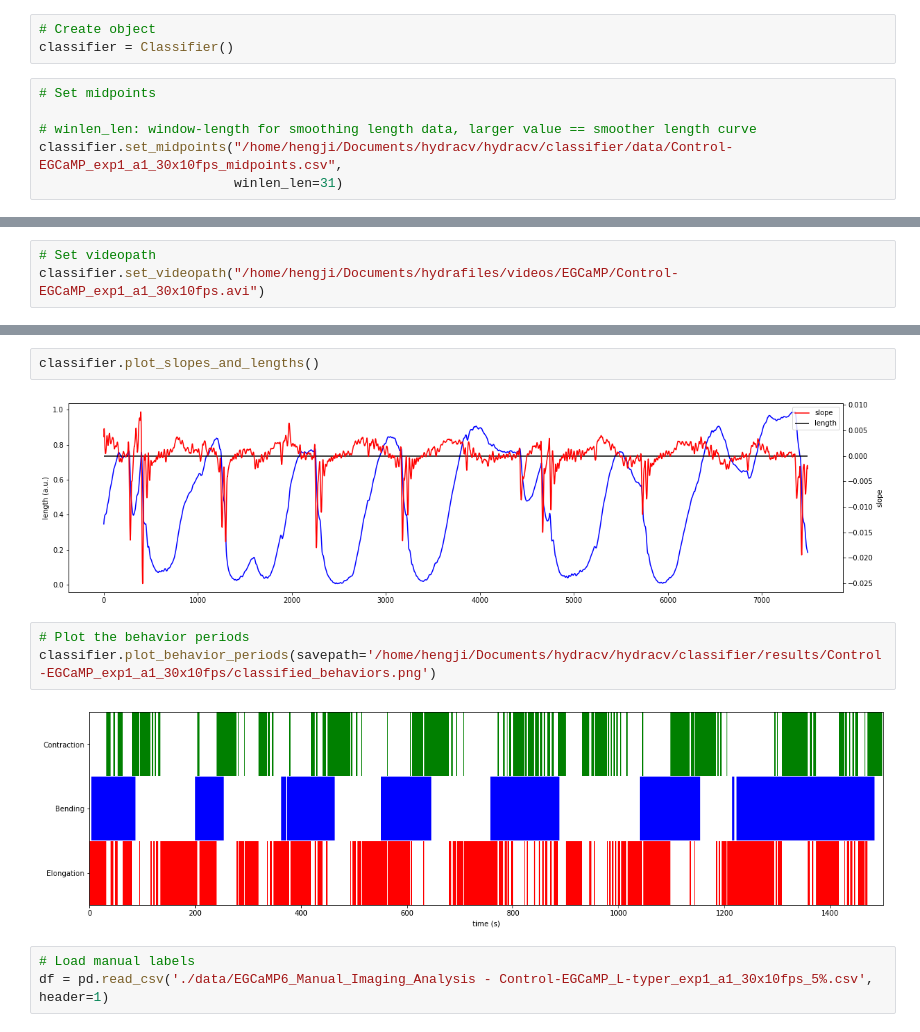
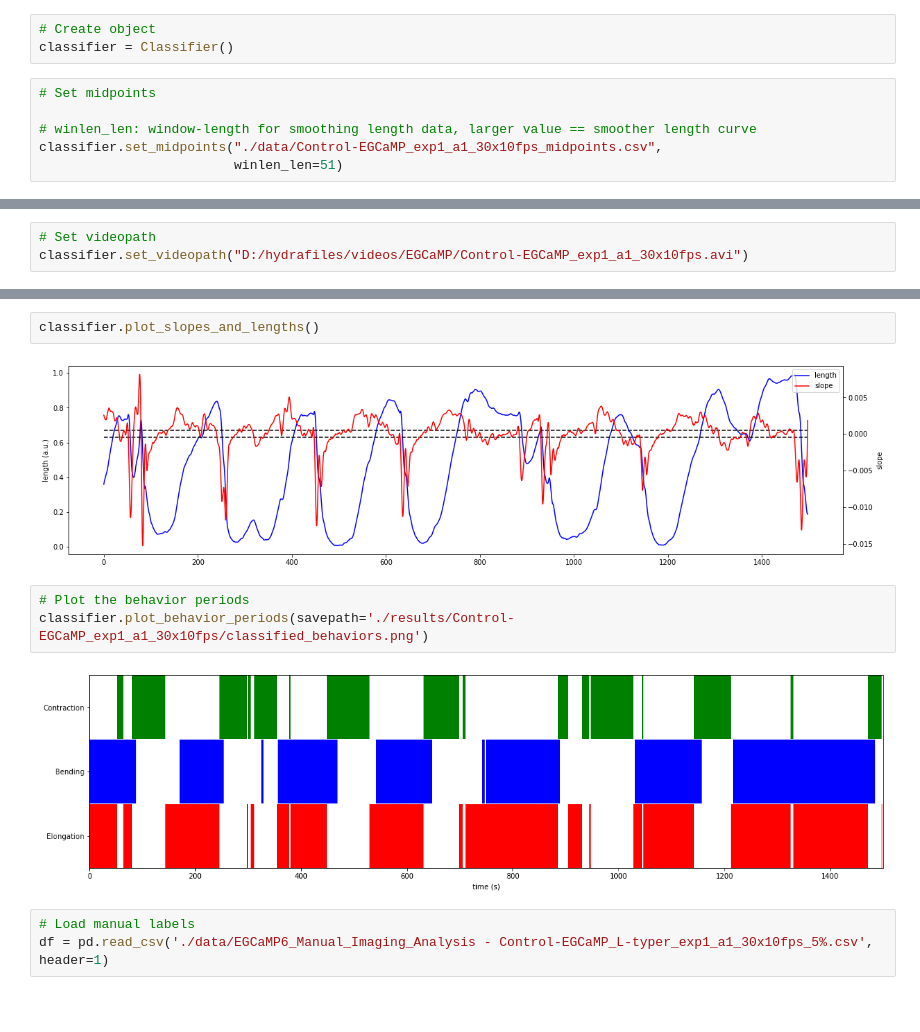
Before and after one commit to hengjiwang/hydracv, a Jupyter notebook: hydracv/classifier/test.ipynb, the cells around one changed output, grey strips where cells are left out. Drawn from its saved outputs; the diff is of its cells as text; blank space fills up the shorter version.

```diff
--- a/hydracv/classifier/test.ipynb
+++ b/hydracv/classifier/test.ipynb
@@ -12,5 +16,5 @@ classifier = Classifier()
 # Set midpoints
 
 # winlen_len: window-length for smoothing length data, larger value == smoother length curve
-classifier.set_midpoints("/home/hengji/Documents/hydracv/hydracv/classifier/data/Control-EGCaMP_exp1_a1_30x10fps_midpoints.csv",
-                         winlen_len=31)
+classifier.set_midpoints("./data/Control-EGCaMP_exp1_a1_30x10fps_midpoints.csv",
+                         winlen_len=51)
@@ -17,6 +24,6 @@ classifier.set_midpoints("/home/hengji/Documents/hydracv/hydracv/classifier/data
 # %%
 # Set videopath
-classifier.set_videopath("/home/hengji/Documents/hydrafiles/videos/EGCaMP/Control-EGCaMP_exp1_a1_30x10fps.avi")
+classifier.set_videopath("D:/hydrafiles/videos/EGCaMP/Control-EGCaMP_exp1_a1_30x10fps.avi")
 # %%
 # Run the classifier
 
@@ -40,12 +47,12 @@ classifier.classify(winlen_slp=21,
 # %%
 classifier.plot_slopes_and_lengths()
 # %% [output]
-[figure, old version]
+[figure, new version]
 # %%
 # Plot the behavior periods
-classifier.plot_behavior_periods(savepath='/home/hengji/Documents/hydracv/hydracv/classifier/results/Control-EGCaMP_exp1_a1_30x10fps/classified_behaviors.png')
+classifier.plot_behavior_periods(savepath='./results/Control-EGCaMP_exp1_a1_30x10fps/classified_behaviors.png')
 # %% [output]
-[figure, old version]
+[figure, new version]
 # %%
 # Load manual labels
 df = pd.read_csv('./data/EGCaMP6_Manual_Imaging_Analysis - Control-EGCaMP_L-typer_exp1_a1_30x10fps_5%.csv', header=1)
```
Also changed, not shown: parts of 5 cells of this notebook, 8 other files.
